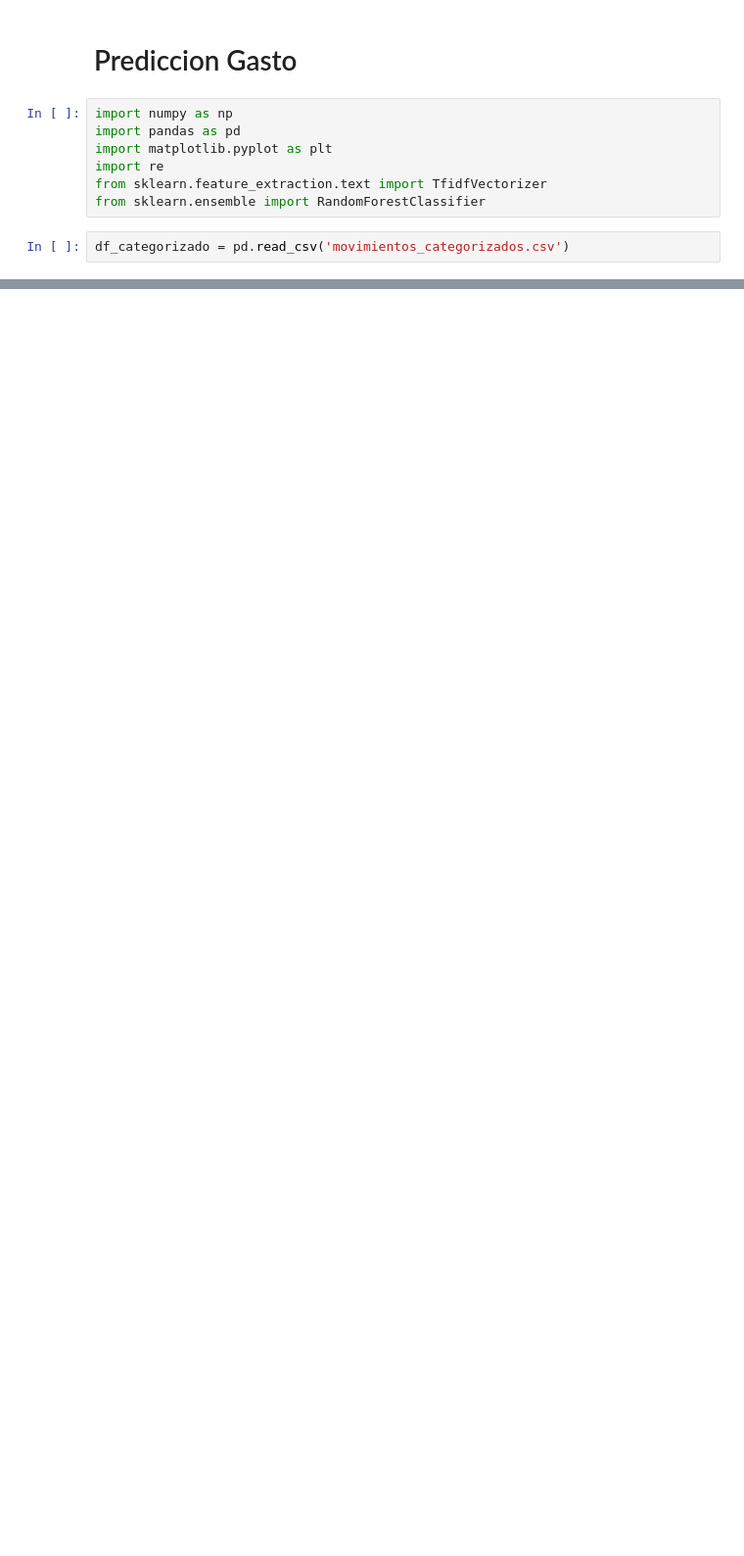
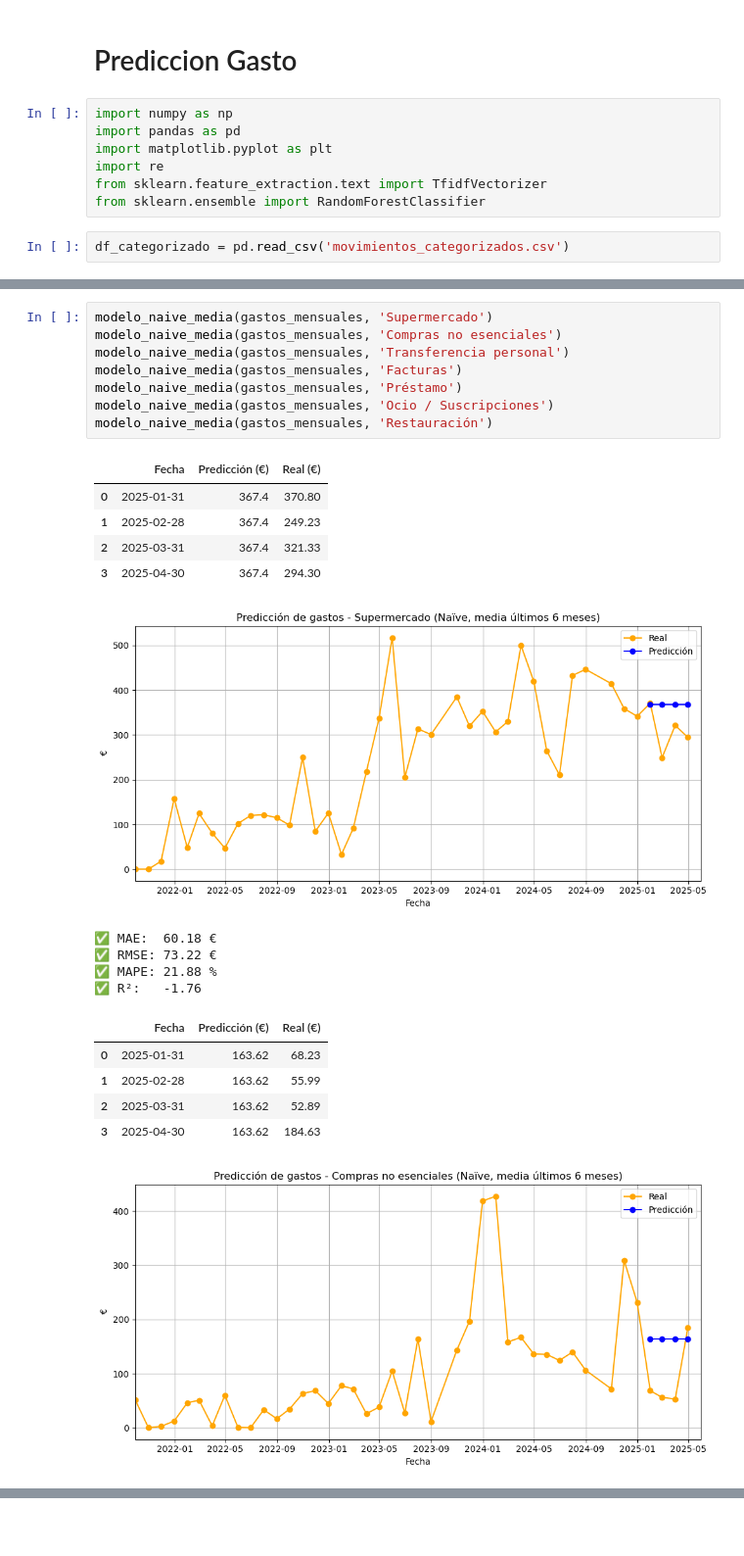
Before and after one commit to Ogomez07/Proyecto_TFM, a Jupyter notebook: prediccion_gasto.ipynb, the cells around one changed output, grey strips where cells are left out. Shown: that part at 98% size. Cells and saved outputs as stored; diff of their text form; blank space fills up the shorter version.

```diff
--- a/prediccion_gasto.ipynb
+++ b/prediccion_gasto.ipynb
@@ -337,0 +136,25 @@ See the caveats in the documentation: https://pandas.pydata.org/pandas-docs/stab
+# %%
+modelo_naive_media(gastos_mensuales, 'Supermercado')
+modelo_naive_media(gastos_mensuales, 'Compras no esenciales')
+modelo_naive_media(gastos_mensuales, 'Transferencia personal')
+modelo_naive_media(gastos_mensuales, 'Facturas')
+modelo_naive_media(gastos_mensuales, 'Préstamo')
+modelo_naive_media(gastos_mensuales, 'Ocio / Suscripciones')
+modelo_naive_media(gastos_mensuales, 'Restauración')
+# %% [output]
+|  | Fecha | Predicción (€) | Real (€) |
+| 0 | 2025-01-31 | 367.4 | 370.80 |
+| 1 | 2025-02-28 | 367.4 | 249.23 |
+| 2 | 2025-03-31 | 367.4 | 321.33 |
+| 3 | 2025-04-30 | 367.4 | 294.30 |
+[figure, added]
+✅ MAE:  60.18 €
+✅ RMSE: 73.22 €
+✅ MAPE: 21.88 %
+✅ R²:   -1.76
+|  | Fecha | Predicción (€) | Real (€) |
+| 0 | 2025-01-31 | 163.62 | 68.23 |
+| 1 | 2025-02-28 | 163.62 | 55.99 |
+| 2 | 2025-03-31 | 163.62 | 52.89 |
+| 3 | 2025-04-30 | 163.62 | 184.63 |
+[figure, added]
```
Also changed, not shown: parts of 11 cells of this notebook, 3 other files.
